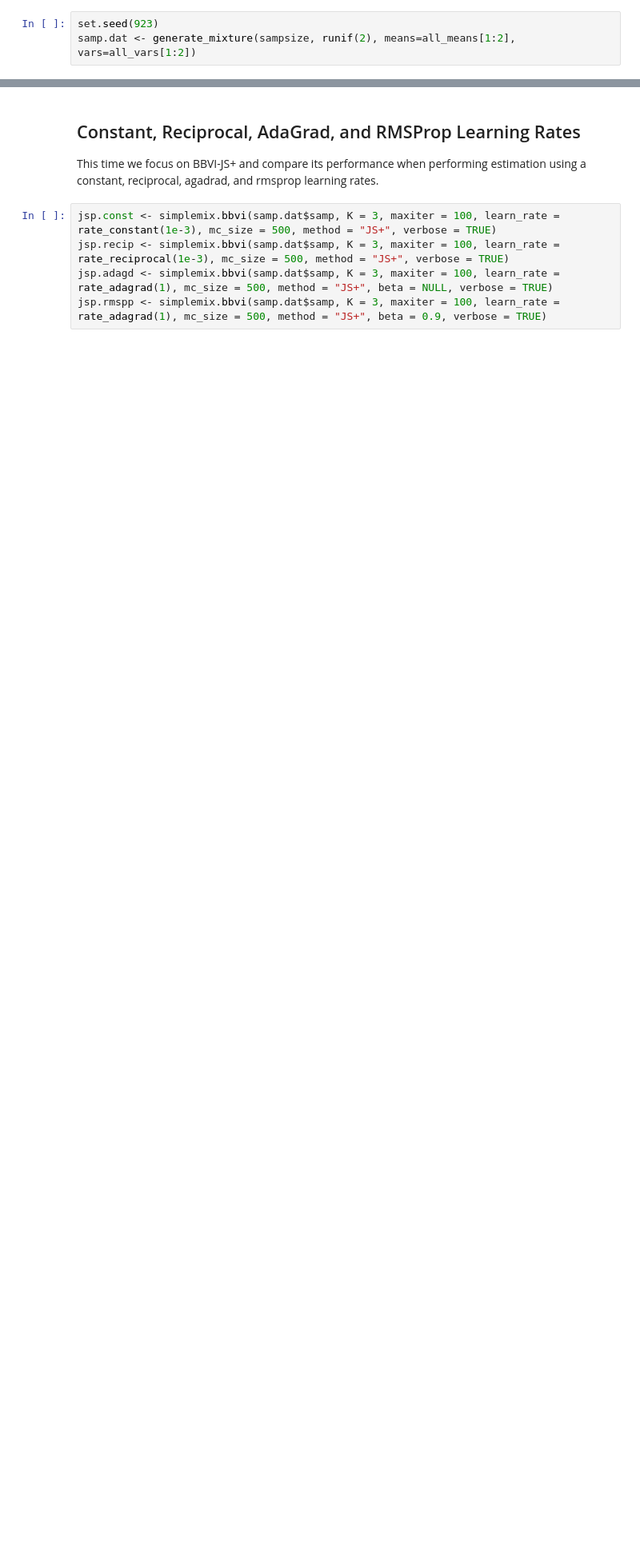
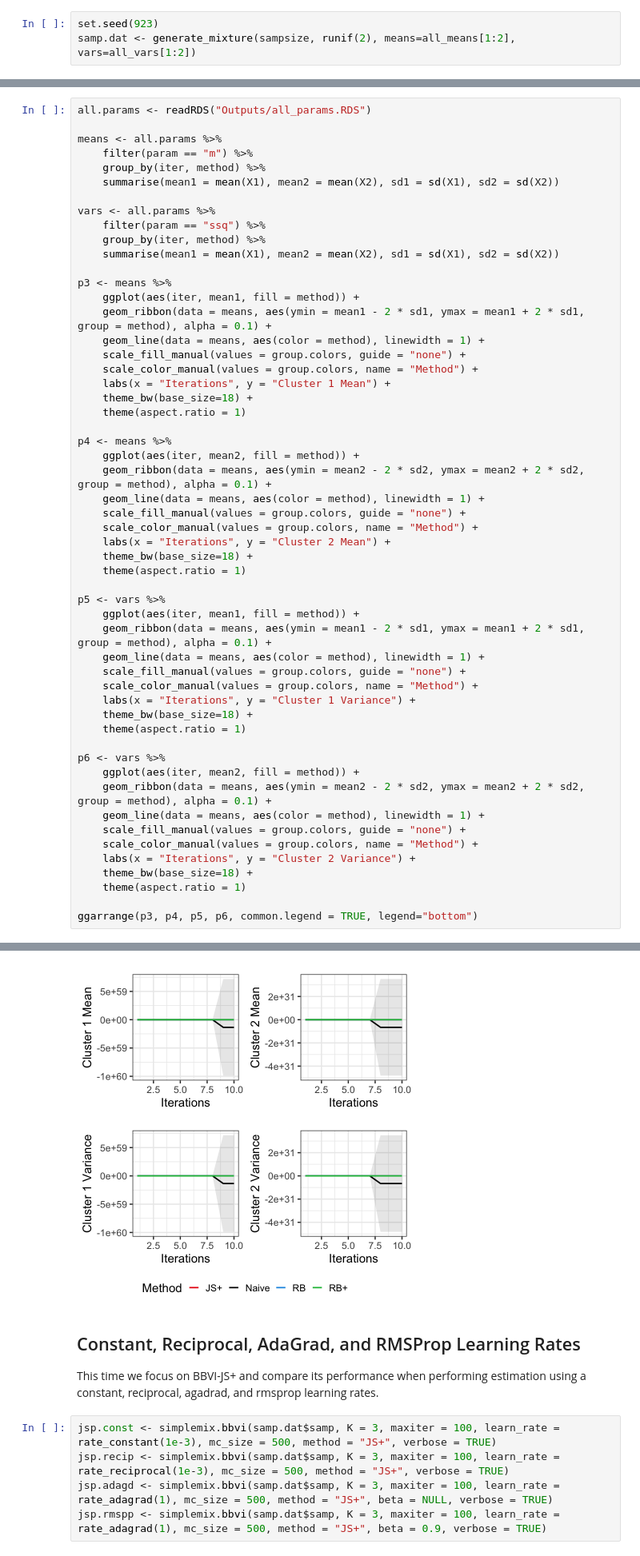
Before and after one commit to dominicdayta/jsbbvi, a Jupyter notebook: variance-comparisons.ipynb, the cells around one changed output, grey strips where cells are left out. Shown: that part at 80% size. Cells and saved outputs as stored; diff of their text form; blank space fills up the shorter version.

```diff
--- a/variance-comparisons.ipynb
+++ b/variance-comparisons.ipynb
@@ -192,0 +196,55 @@ grid.arrange(p3, p4, nrow = 1)
+# %%
+all.params <- readRDS("Outputs/all_params.RDS")
+
+means <- all.params %>%
+    filter(param == "m") %>%
+    group_by(iter, method) %>%
+    summarise(mean1 = mean(X1), mean2 = mean(X2), sd1 = sd(X1), sd2 = sd(X2))
+
+vars <- all.params %>%
+    filter(param == "ssq") %>%
+    group_by(iter, method) %>%
+    summarise(mean1 = mean(X1), mean2 = mean(X2), sd1 = sd(X1), sd2 = sd(X2))
+
+p3 <- means %>%
+    ggplot(aes(iter, mean1, fill = method)) +
+    geom_ribbon(data = means, aes(ymin = mean1 - 2 * sd1, ymax = mean1 + 2 * sd1, group = method), alpha = 0.1) +
+    geom_line(data = means, aes(color = method), linewidth = 1) +
+    scale_fill_manual(values = group.colors, guide = "none") +
+    scale_color_manual(values = group.colors, name = "Method") +
+    labs(x = "Iterations", y = "Cluster 1 Mean") +
+    theme_bw(base_size=18) +
+    theme(aspect.ratio = 1)
+
+p4 <- means %>%
+    ggplot(aes(iter, mean2, fill = method)) +
+    geom_ribbon(data = means, aes(ymin = mean2 - 2 * sd2, ymax = mean2 + 2 * sd2, group = method), alpha = 0.1) +
+    geom_line(data = means, aes(color = method), linewidth = 1) +
+    scale_fill_manual(values = group.colors, guide = "none") +
+    scale_color_manual(values = group.colors, name = "Method") +
+    labs(x = "Iterations", y = "Cluster 2 Mean") +
+    theme_bw(base_size=18) +
+    theme(aspect.ratio = 1)
+
+p5 <- vars %>%
+    ggplot(aes(iter, mean1, fill = method)) +
+    geom_ribbon(data = means, aes(ymin = mean1 - 2 * sd1, ymax = mean1 + 2 * sd1, group = method), alpha = 0.1) +
+    geom_line(data = means, aes(color = method), linewidth = 1) +
+    scale_fill_manual(values = group.colors, guide = "none") +
+    scale_color_manual(values = group.colors, name = "Method") +
+    labs(x = "Iterations", y = "Cluster 1 Variance") +
+    theme_bw(base_size=18) +
+    theme(aspect.ratio = 1)
+
+p6 <- vars %>%
+    ggplot(aes(iter, mean2, fill = method)) +
+    geom_ribbon(data = means, aes(ymin = mean2 - 2 * sd2, ymax = mean2 + 2 * sd2, group = method), alpha = 0.1) +
+    geom_line(data = means, aes(color = method), linewidth = 1) +
+    scale_fill_manual(values = group.colors, guide = "none") +
+    scale_color_manual(values = group.colors, name = "Method") +
+    labs(x = "Iterations", y = "Cluster 2 Variance") +
+    theme_bw(base_size=18) +
+    theme(aspect.ratio = 1)
+
+ggarrange(p3, p4, p5, p6, common.legend = TRUE, legend="bottom")
+# %% [output]
@@ -193,3 +255,4 @@ grid.arrange(p3, p4, nrow = 1)
+[figure, added]
 # %% [markdown]
 ## Constant, Reciprocal, AdaGrad, and RMSProp Learning Rates
 
```
Also changed, not shown: parts of 15 cells of this notebook, 4 other files.
